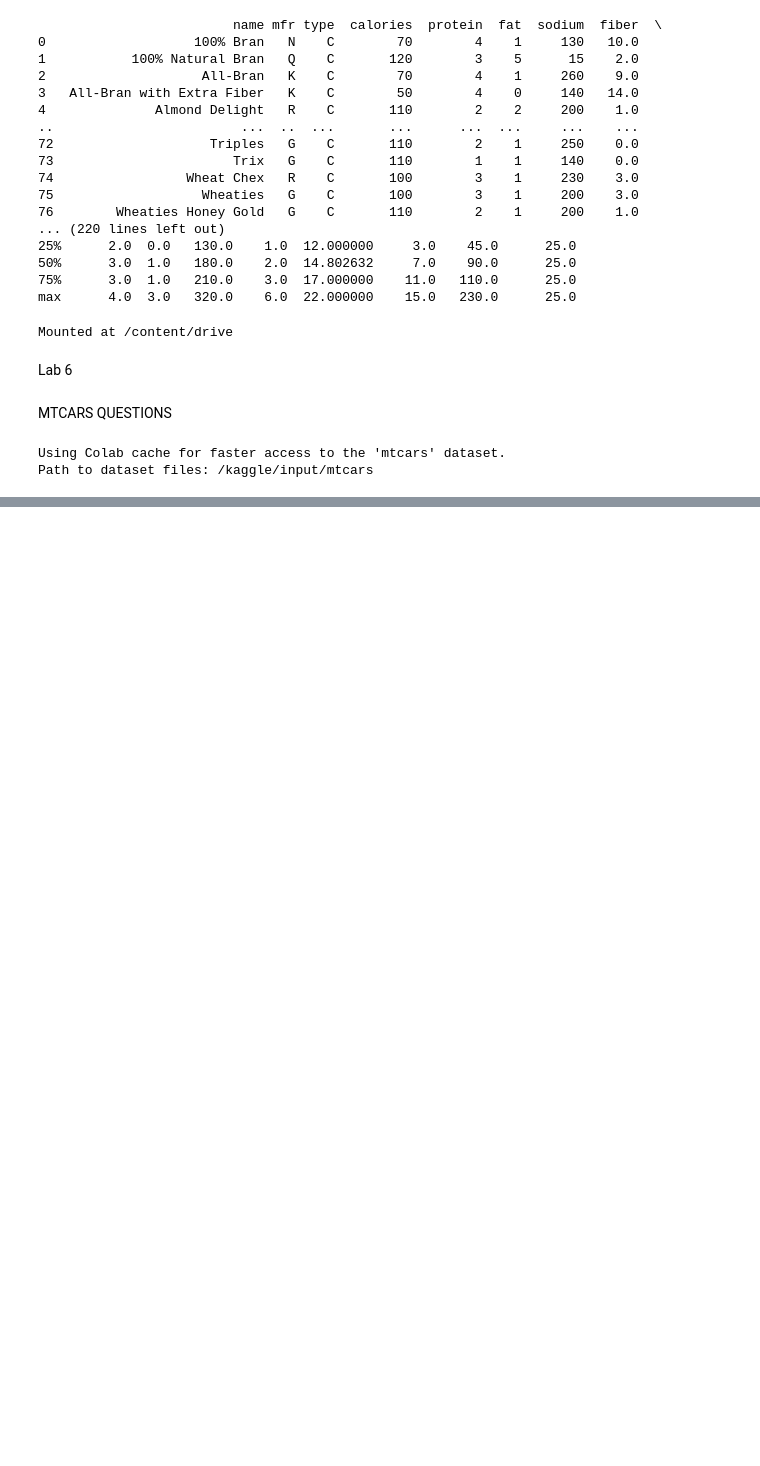
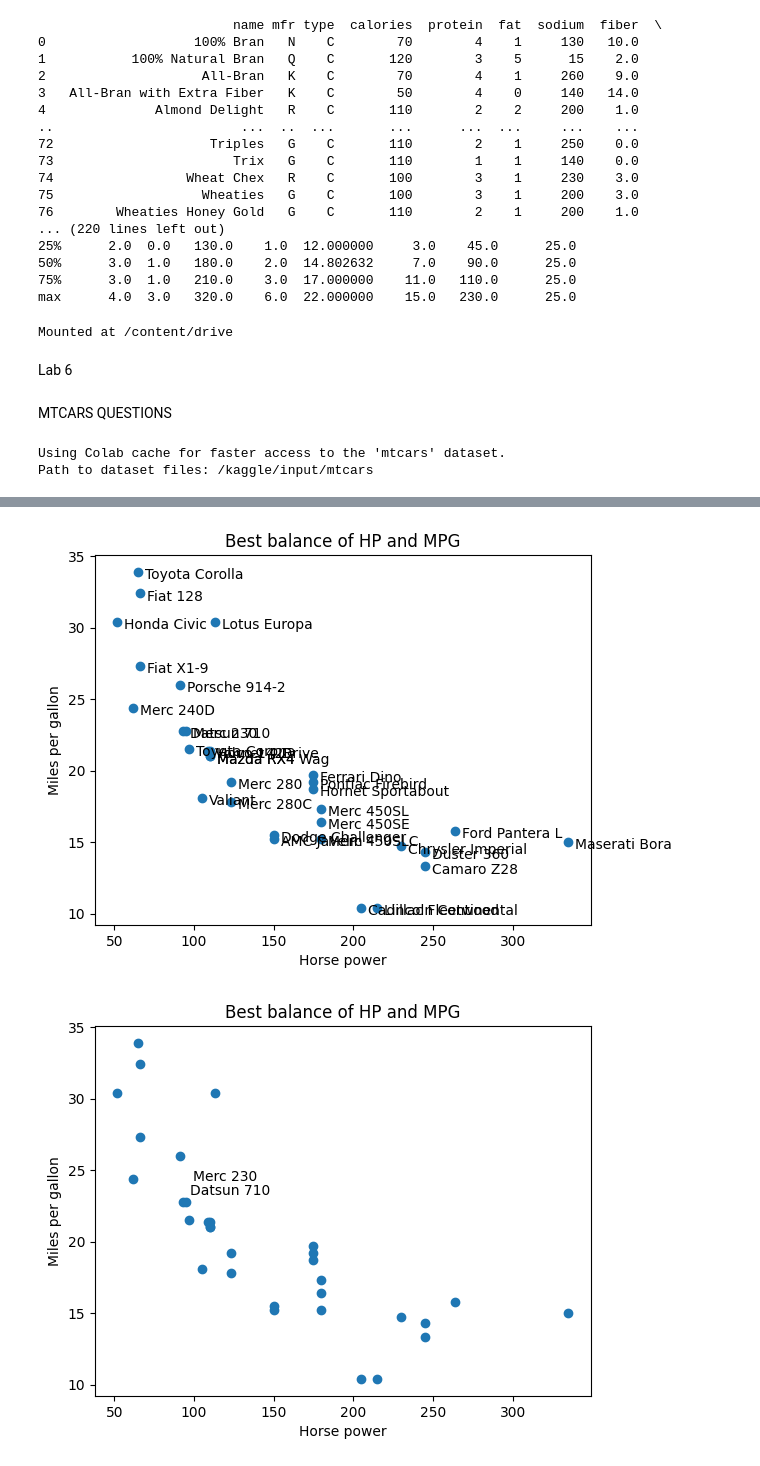
Before and after one commit to siva140887/data-visualization-programs, a Jupyter notebook: Datavisualization.ipynb, the cells around one changed output, grey strips where cells are left out. Cells and saved outputs as stored; diff of their text form; code cells hidden in the pictures; blank space fills up the shorter version.

```diff
--- a/Datavisualization.ipynb
+++ b/Datavisualization.ipynb
@@ -1014,39 +1014,60 @@ plt.xlabel("Horse power")
 plt.ylabel("Miles per gallon")
 plt.show()
 
-### with labeling however overlapping occurs
+### with labeling however overlapping occurs using subplots
 fig, ax = plt.subplots()
 ax.scatter(df['hp'], df['mpg'])
 for idx, row in df.iterrows():
     ax.annotate(row['model'], (row['hp'], row['mpg']), xytext=(5, -5), textcoords='offset points')
 plt.title("Best balance of HP and MPG")
 plt.xlabel("Horse power")
 plt.ylabel("Miles per gallon")
 plt.show()
 
-### Therefore, cars like Mazda RX4 have the best balance of power and fuel efficiency
+### with labeling however overlapping occurs using plt
+plt.scatter(df['hp'], df['mpg'])
+for idx, row in df.iterrows():
+  plt.annotate(row['model'], (row['hp'], row['mpg']), xytext=(5, -5), textcoords='offset points')
+plt.title("Best balance of HP and MPG")
+plt.xlabel("Horse power")
+plt.ylabel("Miles per gallon")
+plt.show()
 
-### without overlapping
+### without overlapping using plt
+plt.scatter(df['hp'], df['mpg'])
+i = -10
+for idx, row in df.iterrows():
+  if((abs(row['hp'] - row['mpg']) < 73.0) and (abs(row['hp'] - row['mpg']) > 68.0)):
+    i = i + 10
+    plt.annotate(row['model'], (row['hp'], row['mpg']), xytext=(5, 5 + i), textcoords='offset points')
+plt.title("Best balance of HP and MPG")
+plt.xlabel("Horse power")
+plt.ylabel("Miles per gallon")
+plt.show()
+
+### Therefore, cars like Datsun 710 have the best balance of power and fuel efficiency
 # %% [output]
 The dataframe is:                   model   mpg  cyl   disp   hp  drat     wt   qsec  vs  am  \
 0             Mazda RX4  21.0    6  160.0  110  3.90  2.620  16.46   0   1
 1         Mazda RX4 Wag  21.0    6  160.0  110  3.90  2.875  17.02   0   1
 2            Datsun 710  22.8    4  108.0   93  3.85  2.320  18.61   1   1
 3        Hornet 4 Drive  21.4    6  258.0  110  3.08  3.215  19.44   1   0
 4     Hornet Sportabout  18.7    8  360.0  175  3.15  3.440  17.02   0   0
 5               Valiant  18.1    6  225.0  105  2.76  3.460  20.22   1   0
 6            Duster 360  14.3    8  360.0  245  3.21  3.570  15.84   0   0
 7             Merc 240D  24.4    4  146.7   62  3.69  3.190  20.00   1   0
 8              Merc 230  22.8    4  140.8   95  3.92  3.150  22.90   1   0
 9              Merc 280  19.2    6  167.6  123  3.92  3.440  18.30   1   0
 10            Merc 280C  17.8    6  167.6  123  3.92  3.440  18.90   1   0
 ... (93 lines left out)
 mean  20.090625  146.6875  3.21725
 50%   19.200000  123.0000  3.32500
 min   10.400000   52.0000  1.51300
 max   33.900000  335.0000  5.42400
 [figure]
 [figure]
 [figure]
 [figure]
 [figure]
+[figure, added]
+[figure, added]
```
